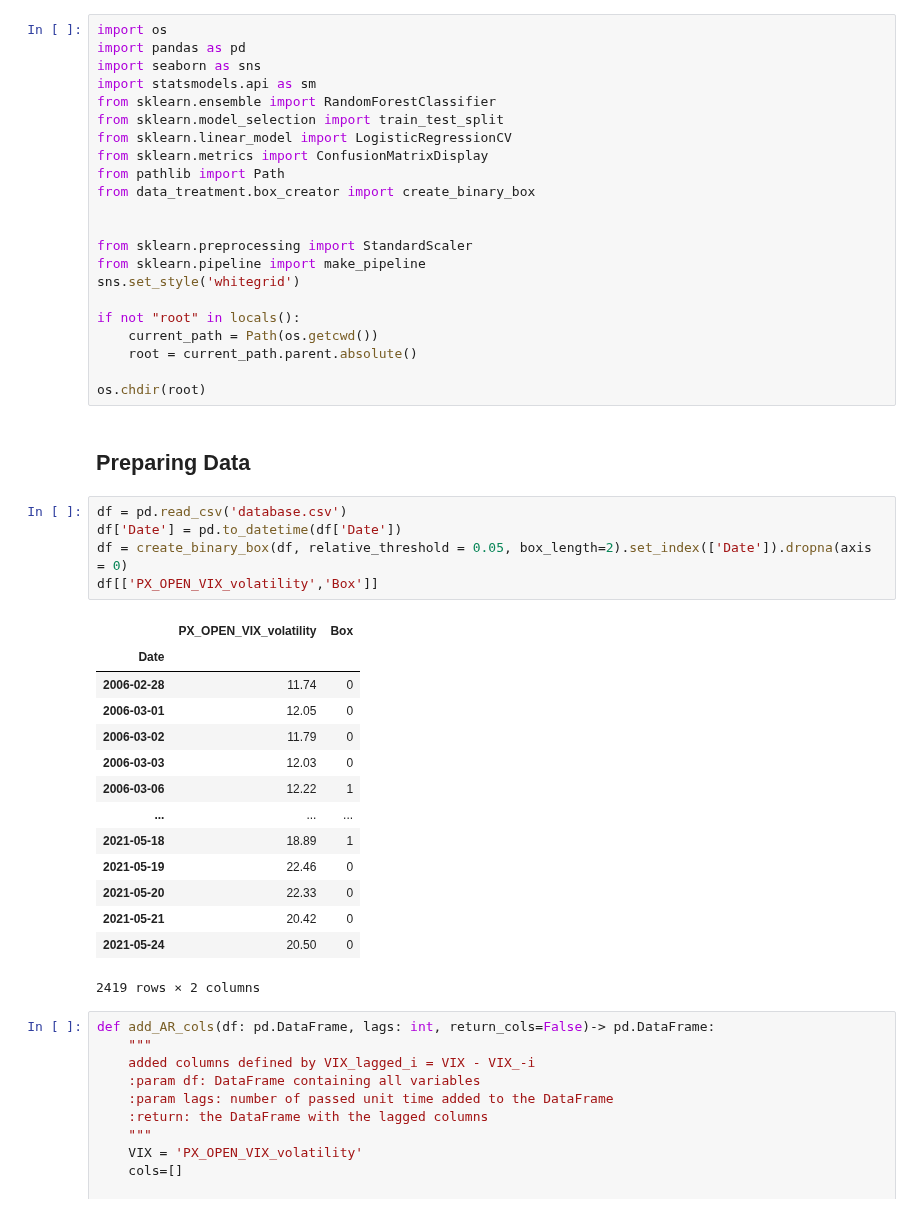
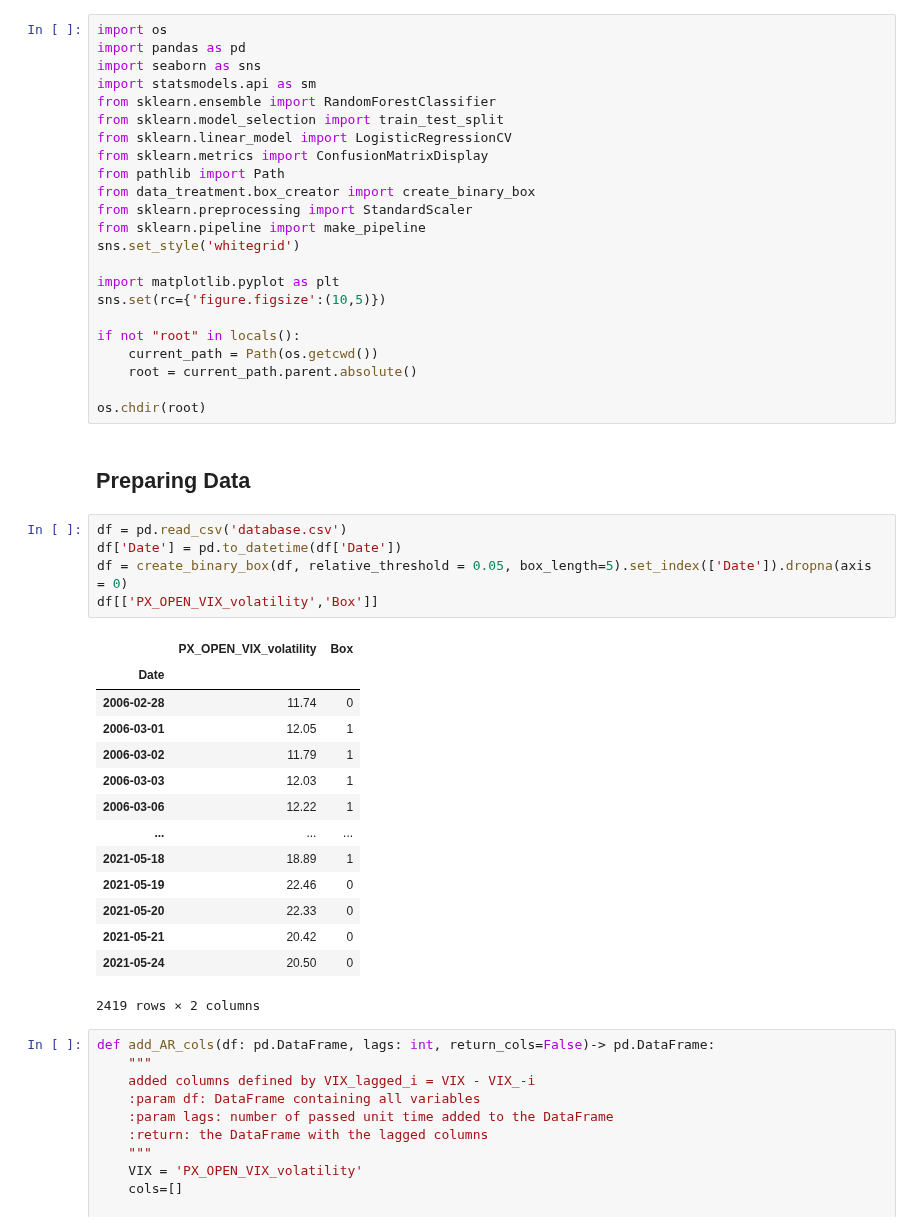
Before and after one commit to g0bel1n/VIX_predictions, a Jupyter notebook: analysis/AR_Elastic_net.ipynb, the cells around one changed output. Saved outputs shown, nothing was run; the diff lists cells and outputs as text.

```diff
--- a/analysis/AR_Elastic_net.ipynb
+++ b/analysis/AR_Elastic_net.ipynb
@@ -9,11 +9,12 @@ from sklearn.linear_model import LogisticRegressionCV
 from sklearn.metrics import ConfusionMatrixDisplay
 from pathlib import Path
 from data_treatment.box_creator import create_binary_box
-
-
 from sklearn.preprocessing import StandardScaler
 from sklearn.pipeline import make_pipeline
 sns.set_style('whitegrid')
+
+import matplotlib.pyplot as plt
+sns.set(rc={'figure.figsize':(10,5)})
 
 if not "root" in locals():
     current_path = Path(os.getcwd())
@@ -25,15 +26,15 @@ os.chdir(root)
 # %%
 df = pd.read_csv('database.csv')
 df['Date'] = pd.to_datetime(df['Date'])
-df = create_binary_box(df, relative_threshold = 0.05, box_length=2).set_index(['Date']).dropna(axis = 0)
+df = create_binary_box(df, relative_threshold = 0.05, box_length=5).set_index(['Date']).dropna(axis = 0)
 df[['PX_OPEN_VIX_volatility','Box']]
 # %% [output]
 |  | PX_OPEN_VIX_volatility | Box |
 | Date |  |  |
 | 2006-02-28 | 11.74 | 0 |
-| 2006-03-01 | 12.05 | 0 |
-| 2006-03-02 | 11.79 | 0 |
-| 2006-03-03 | 12.03 | 0 |
+| 2006-03-01 | 12.05 | 1 |
+| 2006-03-02 | 11.79 | 1 |
+| 2006-03-03 | 12.03 | 1 |
 | 2006-03-06 | 12.22 | 1 |
 | ... | ... | ... |
 | 2021-05-18 | 18.89 | 1 |
```
Also changed, not shown: parts of 11 cells of this notebook.
